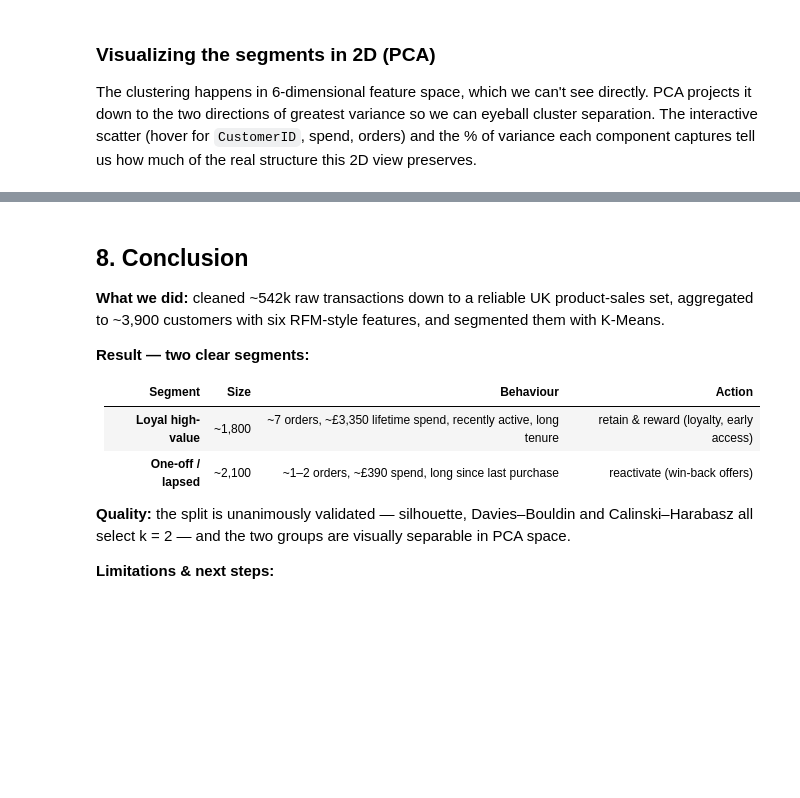
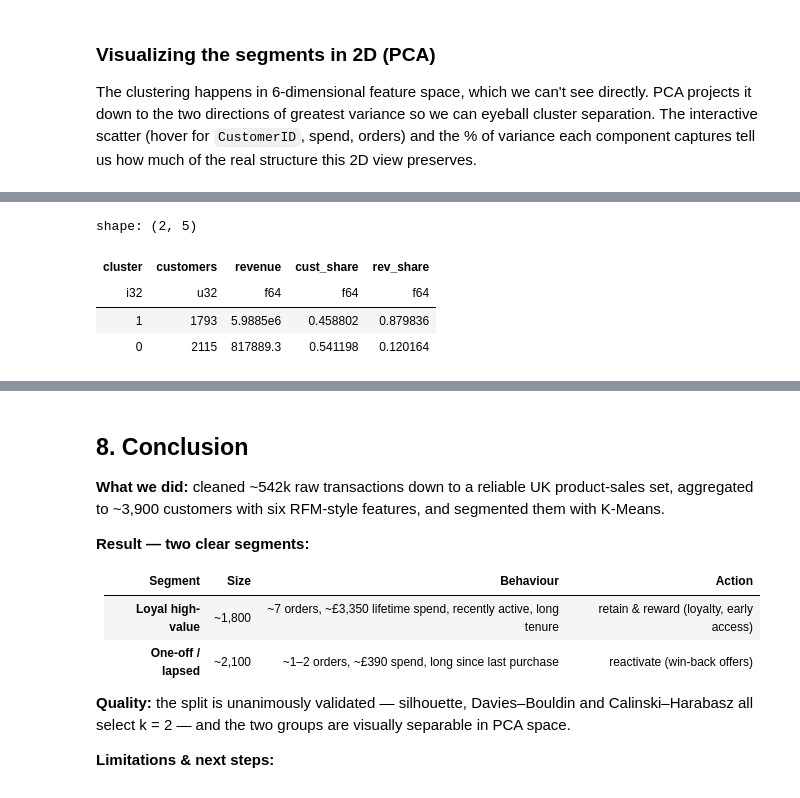
Before and after one commit to OmarKhaled288/cit-assignment, a Jupyter notebook: assignment.ipynb, the cells around one changed output, grey strips where cells are left out. Drawn from its saved outputs; the diff is of its cells as text; code cells hidden in the pictures; blank space fills up the shorter version.

```diff
--- a/assignment.ipynb
+++ b/assignment.ipynb
@@ -685,0 +690,29 @@ fig.show()
+# %%
+# Quantify the "few whales, many minnows" pattern instead of just asserting it.
+# 1) How much of total revenue does each cluster account for, vs its headcount?
+loyal_cluster = (                                   # identify the loyal cluster by spend,
+    result.group_by("cluster")                      # not a hard-coded index (labels are
+    .agg(pl.col("total_spent").mean())              # arbitrary across runs)
+    .sort("total_spent", descending=True)
+    .row(0)[0]
+)
+
+rev_by_cluster = (
+    result.group_by("cluster")
+    .agg(
+        pl.len().alias("customers"),
+        pl.col("total_spent").sum().alias("revenue"),
+    )
+    .with_columns(
+        cust_share=pl.col("customers") / pl.col("customers").sum(),
+        rev_share=pl.col("revenue") / pl.col("revenue").sum(),
+    )
+    .sort("revenue", descending=True)
+)
+rev_by_cluster
+# %% [output]
+shape: (2, 5)
+| cluster | customers | revenue | cust_share | rev_share |
+| i32 | u32 | f64 | f64 | f64 |
+| 1 | 1793 | 5.9885e6 | 0.458802 | 0.879836 |
+| 0 | 2115 | 817889.3 | 0.541198 | 0.120164 |
```
Also changed, not shown: parts of 2 cells of this notebook, 1 other file.
